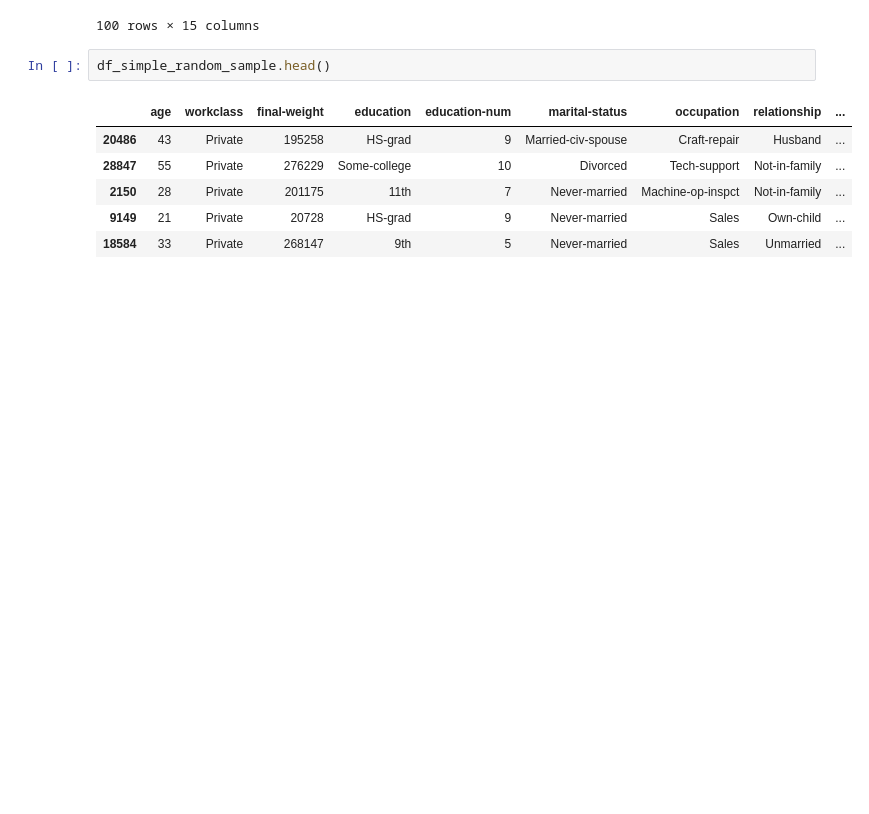
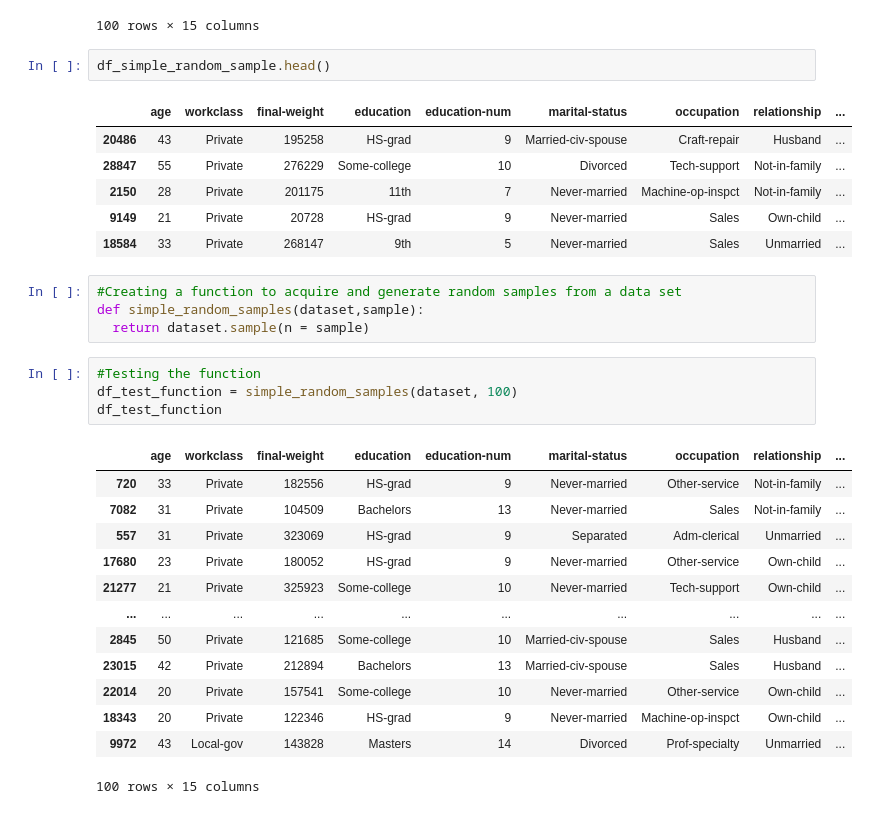
Before and after one commit to AndreyCesarVilacha/Statistic-PY, a Jupyter notebook: Fundamentals.ipynb, the cells around one changed output. Drawn from its saved outputs; the diff is of its cells as text; blank space fills up the shorter version.

```diff
--- a/Fundamentals.ipynb
+++ b/Fundamentals.ipynb
@@ -58,3 +58,25 @@ df_simple_random_sample.head()
 | 2150 | 28 | Private | 201175 | 11th | 7 | Never-married | Machine-op-inspct | Not-in-family | ... |
 | 9149 | 21 | Private | 20728 | HS-grad | 9 | Never-married | Sales | Own-child | ... |
 | 18584 | 33 | Private | 268147 | 9th | 5 | Never-married | Sales | Unmarried | ... |
+# %%
+#Creating a function to acquire and generate random samples from a data set
+def simple_random_samples(dataset,sample):
+  return dataset.sample(n = sample)
+# %%
+#Testing the function
+df_test_function = simple_random_samples(dataset, 100)
+df_test_function
+# %% [output]
+|  | age | workclass | final-weight | education | education-num | marital-status | occupation | relationship | ... |
+| 720 | 33 | Private | 182556 | HS-grad | 9 | Never-married | Other-service | Not-in-family | ... |
+| 7082 | 31 | Private | 104509 | Bachelors | 13 | Never-married | Sales | Not-in-family | ... |
+| 557 | 31 | Private | 323069 | HS-grad | 9 | Separated | Adm-clerical | Unmarried | ... |
+| 17680 | 23 | Private | 180052 | HS-grad | 9 | Never-married | Other-service | Own-child | ... |
+| 21277 | 21 | Private | 325923 | Some-college | 10 | Never-married | Tech-support | Own-child | ... |
+| ... | ... | ... | ... | ... | ... | ... | ... | ... | ... |
+| 2845 | 50 | Private | 121685 | Some-college | 10 | Married-civ-spouse | Sales | Husband | ... |
+| 23015 | 42 | Private | 212894 | Bachelors | 13 | Married-civ-spouse | Sales | Husband | ... |
+| 22014 | 20 | Private | 157541 | Some-college | 10 | Never-married | Other-service | Own-child | ... |
+| 18343 | 20 | Private | 122346 | HS-grad | 9 | Never-married | Machine-op-inspct | Own-child | ... |
+| 9972 | 43 | Local-gov | 143828 | Masters | 14 | Divorced | Prof-specialty | Unmarried | ... |
+100 rows × 15 columns
```
Also changed, not shown: parts of 4 cells of this notebook.
